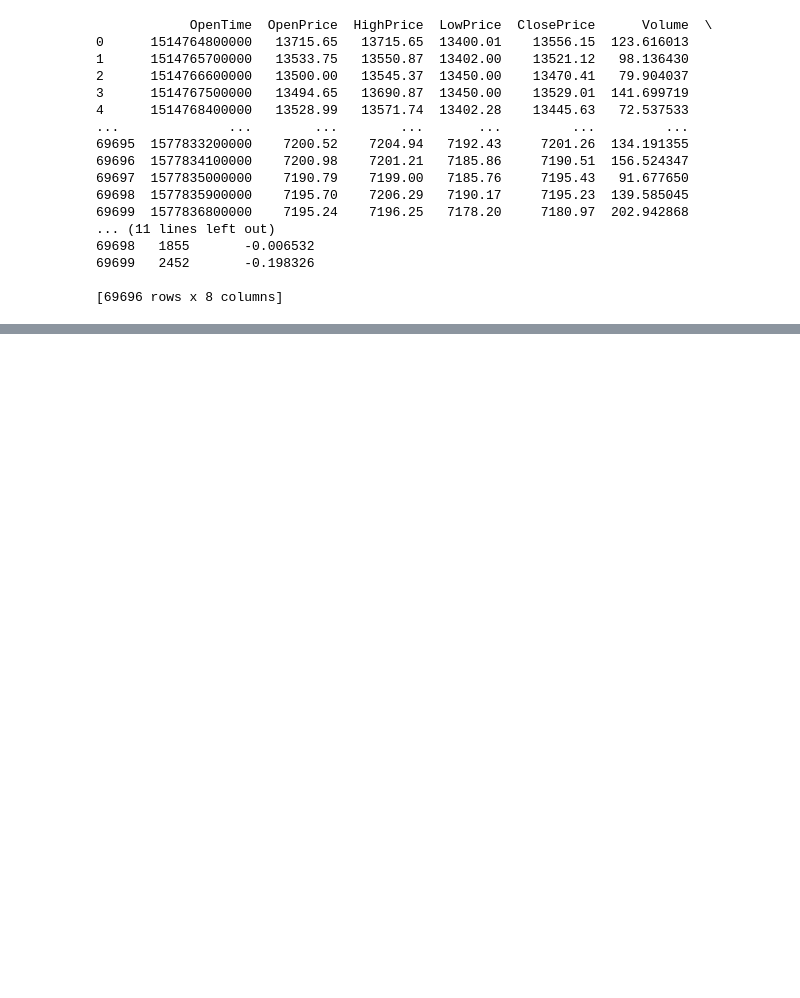
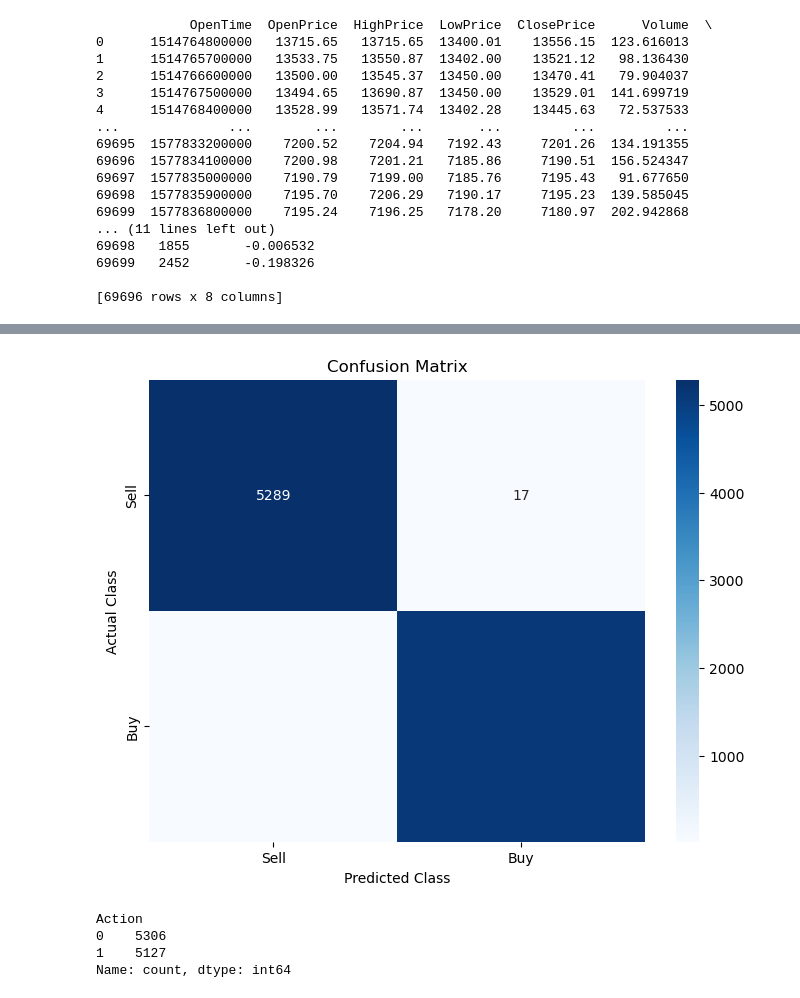
Before and after one commit to turkbayrakalp/SuperBot, a Jupyter notebook: Notebooks/6-Smaller_SVM.ipynb, the cells around one changed output, grey strips where cells are left out. Saved outputs shown, nothing was run; the diff lists cells and outputs as text; code cells hidden in the pictures; blank space fills up the shorter version.

```diff
--- a/Notebooks/6-Smaller_SVM.ipynb
+++ b/Notebooks/6-Smaller_SVM.ipynb
@@ -84,0 +130,2 @@ df.describe()
+# %%
+df = df.dropna()
@@ -84,0 +210,26 @@ df.describe()
+# %%
+import matplotlib.pyplot as plt
+import seaborn as sns
+from sklearn.metrics import confusion_matrix
+
+# Assuming the rest of the SVM pipeline code has been executed, and you have the predictions and y_test
+
+# Generate the confusion matrix
+conf_matrix = confusion_matrix(y_test, predictions)
+
+# Plot the confusion matrix using Seaborn's heatmap
+plt.figure(figsize=(8, 6))
+sns.heatmap(conf_matrix, annot=True, fmt='d', cmap='Blues', xticklabels=['Sell', 'Buy'], yticklabels=['Sell', 'Buy'])
+plt.title('Confusion Matrix')
+plt.ylabel('Actual Class')
+plt.xlabel('Predicted Class')
+plt.show()
+# %% [output]
+[figure, added]
+# %%
+y_test.value_counts()
+# %% [output]
+Action
+0    5306
+1    5127
+Name: count, dtype: int64
```
Also changed, not shown: parts of 3 cells of this notebook.
